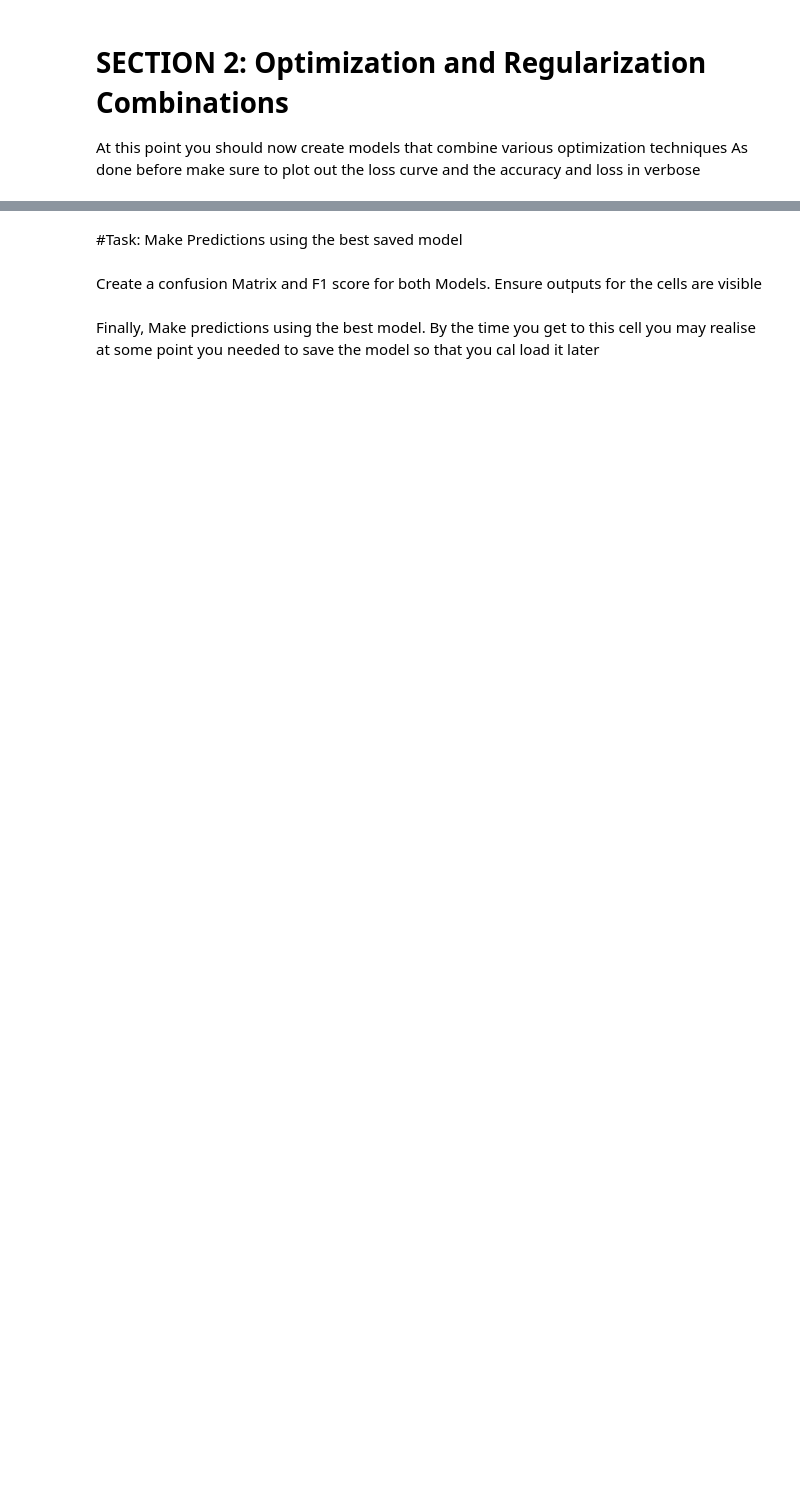
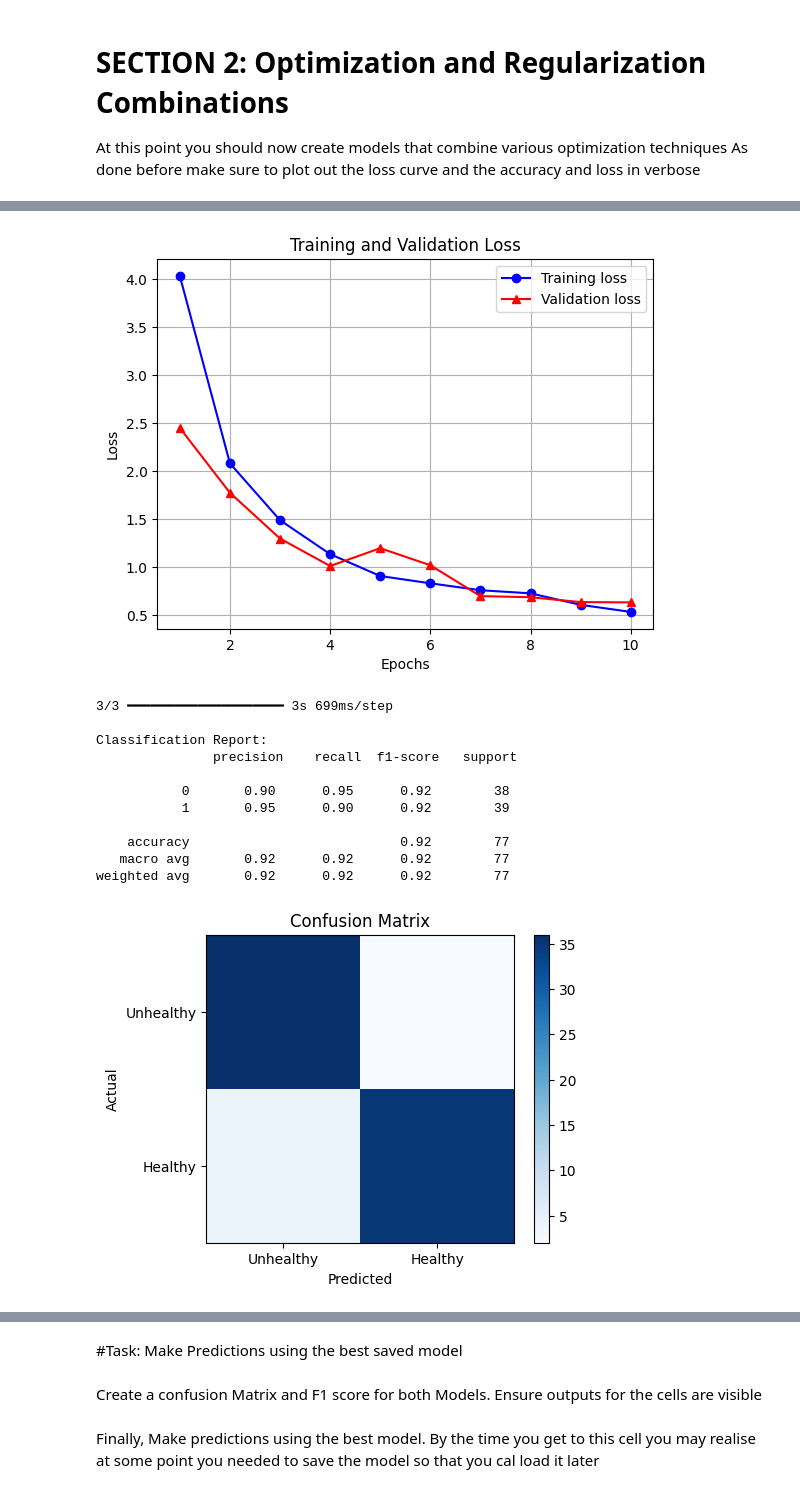
Before and after one commit to Afsaumutoniwase/Farmsmart_model_training_and_evaluation, a Jupyter notebook: Summative_Intro_to_ml_Afsa Umutoniwase_assignment.ipynb, the cells around one changed output, grey strips where cells are left out. Drawn from its saved outputs; the diff is of its cells as text; code cells hidden in the pictures; blank space fills up the shorter version.

```diff
--- a/Summative_Intro_to_ml_Afsa Umutoniwase_assignment.ipynb
+++ b/Summative_Intro_to_ml_Afsa Umutoniwase_assignment.ipynb
@@ -151,0 +291,15 @@ loss_curve_plot(model_4):
+# %%
+model3, history3 = define_model(
+    optimizer_name='rmsprop',
+    regularization_type='l2',
+    early_stopping=True,
+    dropout=0,
+    learning_rate=0.0005,
+    epochs=10,
+    train_data=train_gen,
+    val_data=val_gen
+)
+
+loss_curve_plot(history3)
+evaluate_model(model3, test_gen)
+# %% [output]
@@ -151,0 +326,13 @@ loss_curve_plot(model_4):
+[figure, added]
+3/3 ━━━━━━━━━━━━━━━━━━━━ 3s 699ms/step
+
+Classification Report:
+               precision    recall  f1-score   support
+
+           0       0.90      0.95      0.92        38
+           1       0.95      0.90      0.92        39
+
+    accuracy                           0.92        77
+   macro avg       0.92      0.92      0.92        77
+weighted avg       0.92      0.92      0.92        77
+[figure, added]
```
Also changed, not shown: parts of 22 cells of this notebook.
